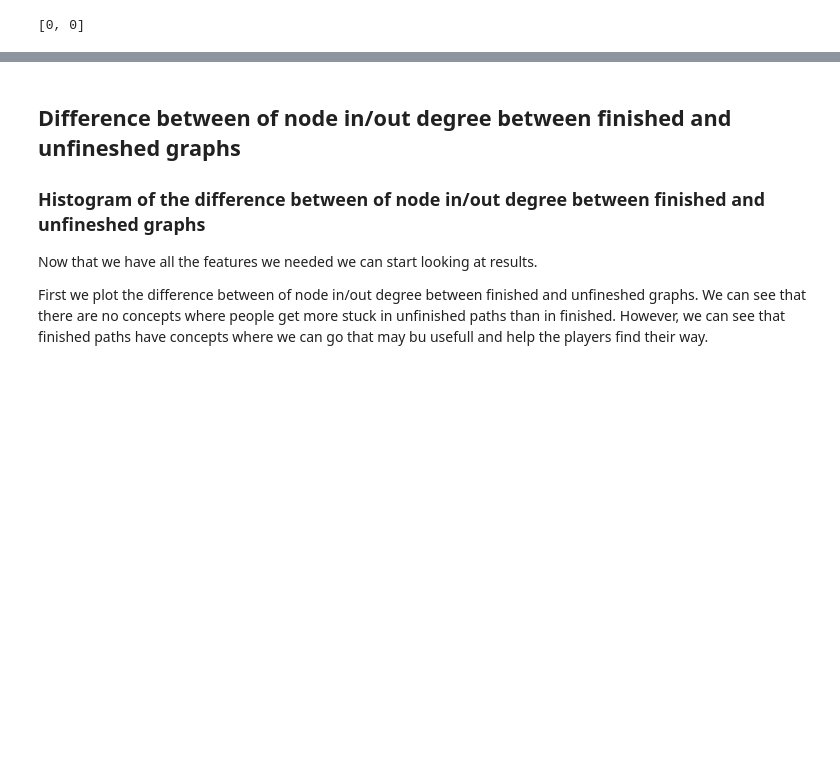
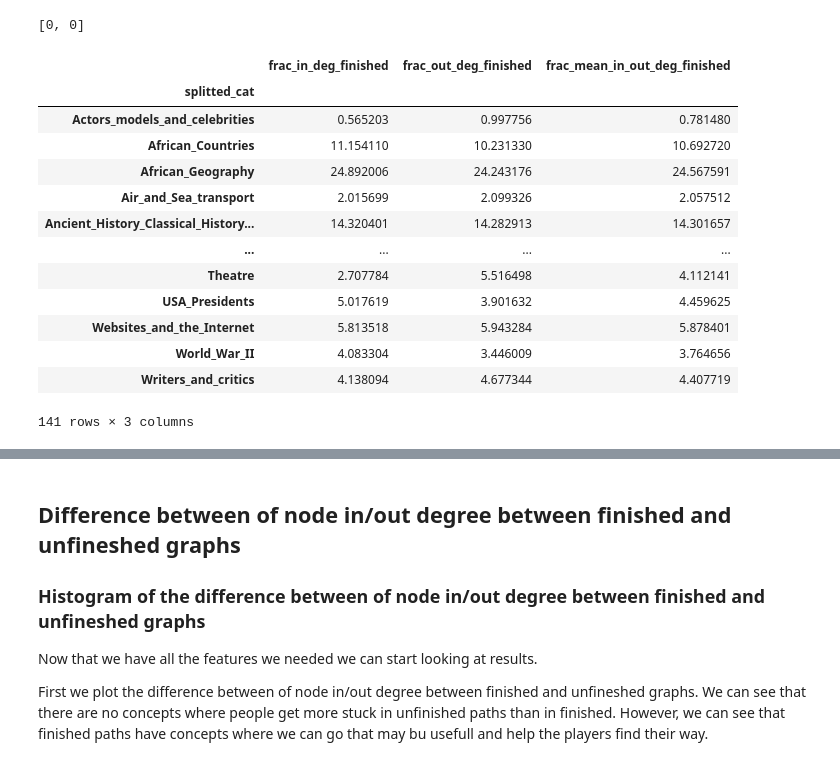
Before and after one commit to epfl-ada/ada-2022-project-7yobananaboy7, a Jupyter notebook: Cluster pages .ipynb, the cells around one changed output, grey strips where cells are left out. Drawn from its saved outputs; the diff is of its cells as text; code cells hidden in the pictures; blank space fills up the shorter version.

```diff
--- a/Cluster pages .ipynb
+++ b/Cluster pages .ipynb
@@ -71,6 +71,23 @@ categories_finished = categories_finished.rename(columns = {'sum_in_deg'  : 'fra
 categories_unfinished = categories_unfinished.rename(columns ={'sum_in_deg'  : 'frac_in_deg_unfinished',
                                                   'sum_out_deg' : 'frac_out_deg_unfinished',
                                                   'sum_mean_in_out_deg' : 'frac_mean_in_out_deg_unfinished'})
+# %%
+categories_finished
+# %% [output]
+|  | frac_in_deg_finished | frac_out_deg_finished | frac_mean_in_out_deg_finished |
+| splitted_cat |  |  |  |
+| Actors_models_and_celebrities | 0.565203 | 0.997756 | 0.781480 |
+| African_Countries | 11.154110 | 10.231330 | 10.692720 |
+| African_Geography | 24.892006 | 24.243176 | 24.567591 |
+| Air_and_Sea_transport | 2.015699 | 2.099326 | 2.057512 |
+| Ancient_History_Classical_History... | 14.320401 | 14.282913 | 14.301657 |
+| ... | ... | ... | ... |
+| Theatre | 2.707784 | 5.516498 | 4.112141 |
+| USA_Presidents | 5.017619 | 3.901632 | 4.459625 |
+| Websites_and_the_Internet | 5.813518 | 5.943284 | 5.878401 |
+| World_War_II | 4.083304 | 3.446009 | 3.764656 |
+| Writers_and_critics | 4.138094 | 4.677344 | 4.407719 |
+141 rows × 3 columns
 # %%
 categories_all = categories_finished.join(categories_unfinished)
 # %%
```
Also changed, not shown: parts of 20 cells of this notebook.
